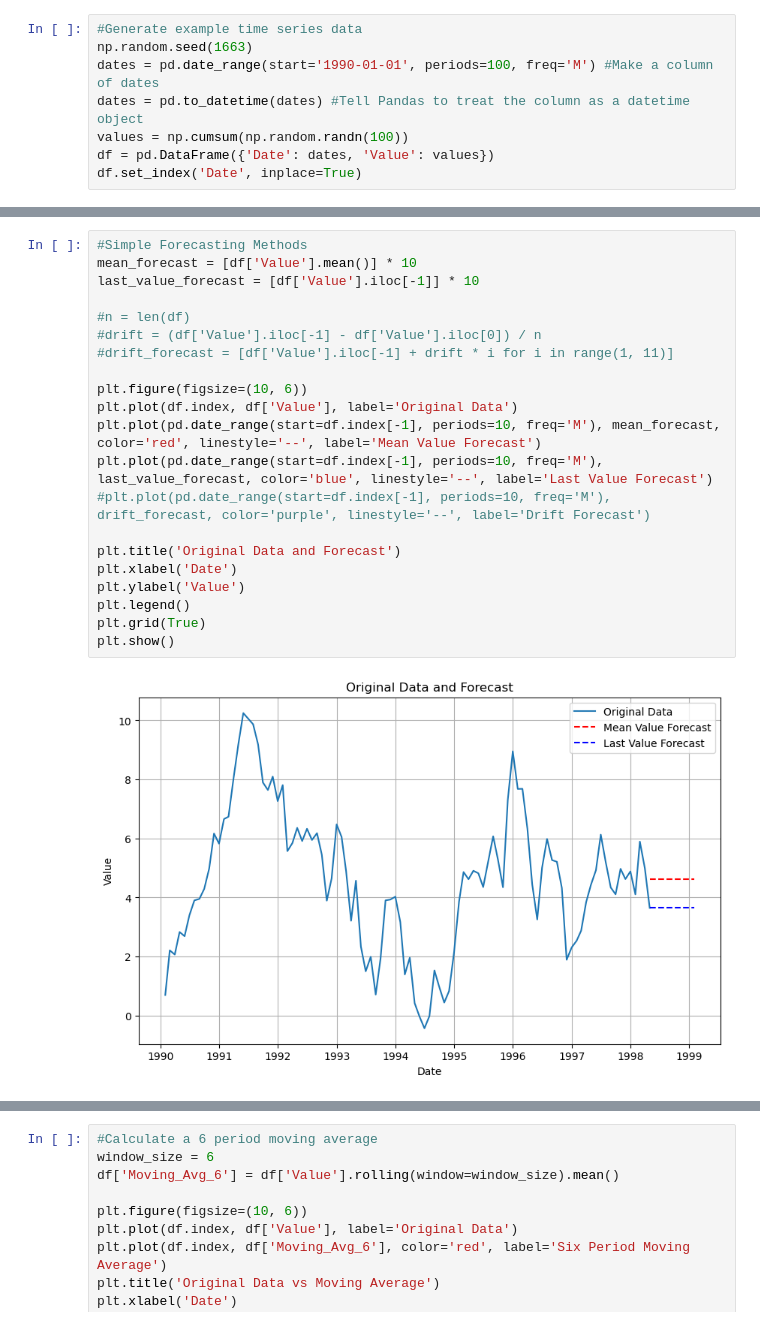
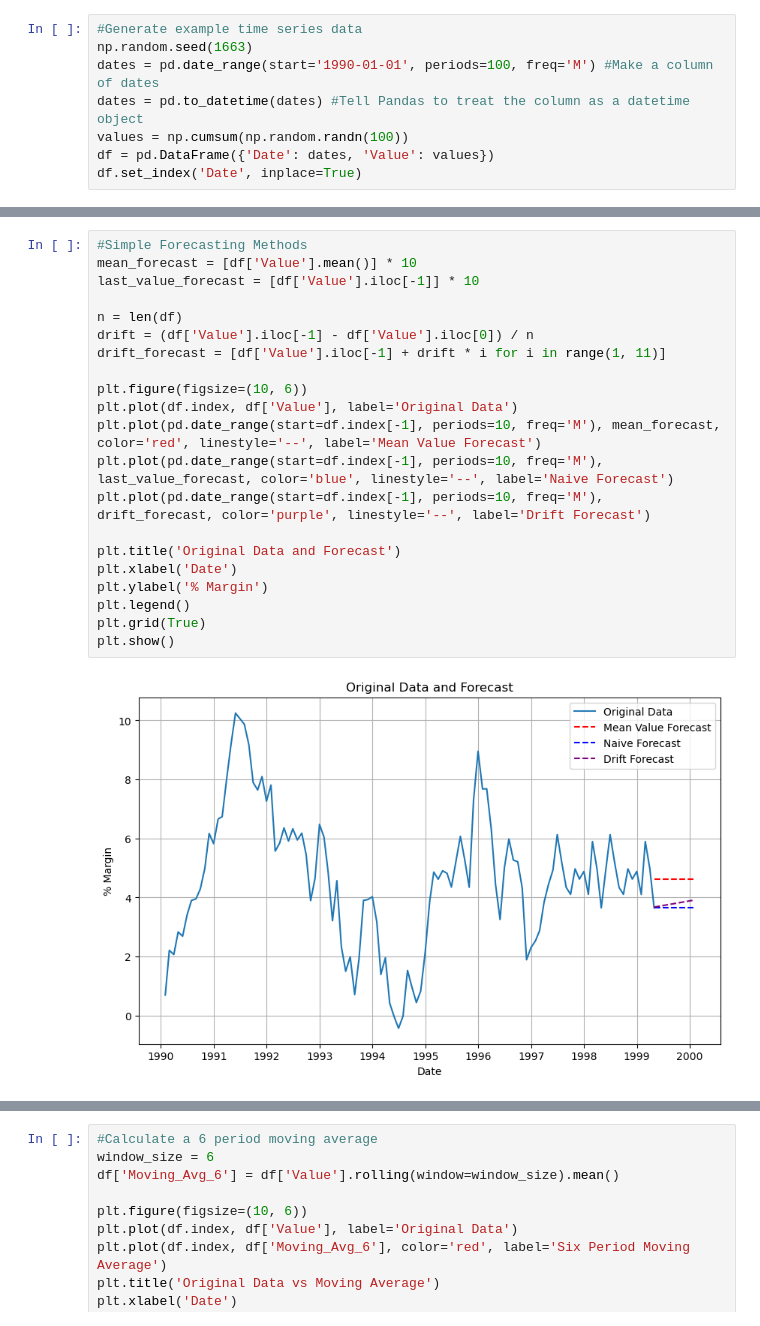
Before and after one commit to rjwrobel86/Python4Statistics, a Jupyter notebook: Notebooks/TimeSeriesAnalysis.ipynb, the cells around one changed output, grey strips where cells are left out. Drawn from its saved outputs; the diff is of its cells as text.

```diff
--- a/Notebooks/TimeSeriesAnalysis.ipynb
+++ b/Notebooks/TimeSeriesAnalysis.ipynb
@@ -31,24 +32,24 @@ plt.show()
 # %%
 #Simple Forecasting Methods
 mean_forecast = [df['Value'].mean()] * 10
 last_value_forecast = [df['Value'].iloc[-1]] * 10
 
-#n = len(df)
-#drift = (df['Value'].iloc[-1] - df['Value'].iloc[0]) / n
-#drift_forecast = [df['Value'].iloc[-1] + drift * i for i in range(1, 11)]
+n = len(df)
+drift = (df['Value'].iloc[-1] - df['Value'].iloc[0]) / n
+drift_forecast = [df['Value'].iloc[-1] + drift * i for i in range(1, 11)]
 
 plt.figure(figsize=(10, 6))
 plt.plot(df.index, df['Value'], label='Original Data')
 plt.plot(pd.date_range(start=df.index[-1], periods=10, freq='M'), mean_forecast, color='red', linestyle='--', label='Mean Value Forecast')
-plt.plot(pd.date_range(start=df.index[-1], periods=10, freq='M'), last_value_forecast, color='blue', linestyle='--', label='Last Value Forecast')
-#plt.plot(pd.date_range(start=df.index[-1], periods=10, freq='M'), drift_forecast, color='purple', linestyle='--', label='Drift Forecast')
+plt.plot(pd.date_range(start=df.index[-1], periods=10, freq='M'), last_value_forecast, color='blue', linestyle='--', label='Naive Forecast')
+plt.plot(pd.date_range(start=df.index[-1], periods=10, freq='M'), drift_forecast, color='purple', linestyle='--', label='Drift Forecast')
 
 plt.title('Original Data and Forecast')
 plt.xlabel('Date')
-plt.ylabel('Value')
+plt.ylabel('% Margin')
 plt.legend()
 plt.grid(True)
 plt.show()
 # %% [output]
-[figure, old version]
+[figure, new version]
 # %%
```
Also changed, not shown: parts of 9 cells of this notebook, 24 other files.
